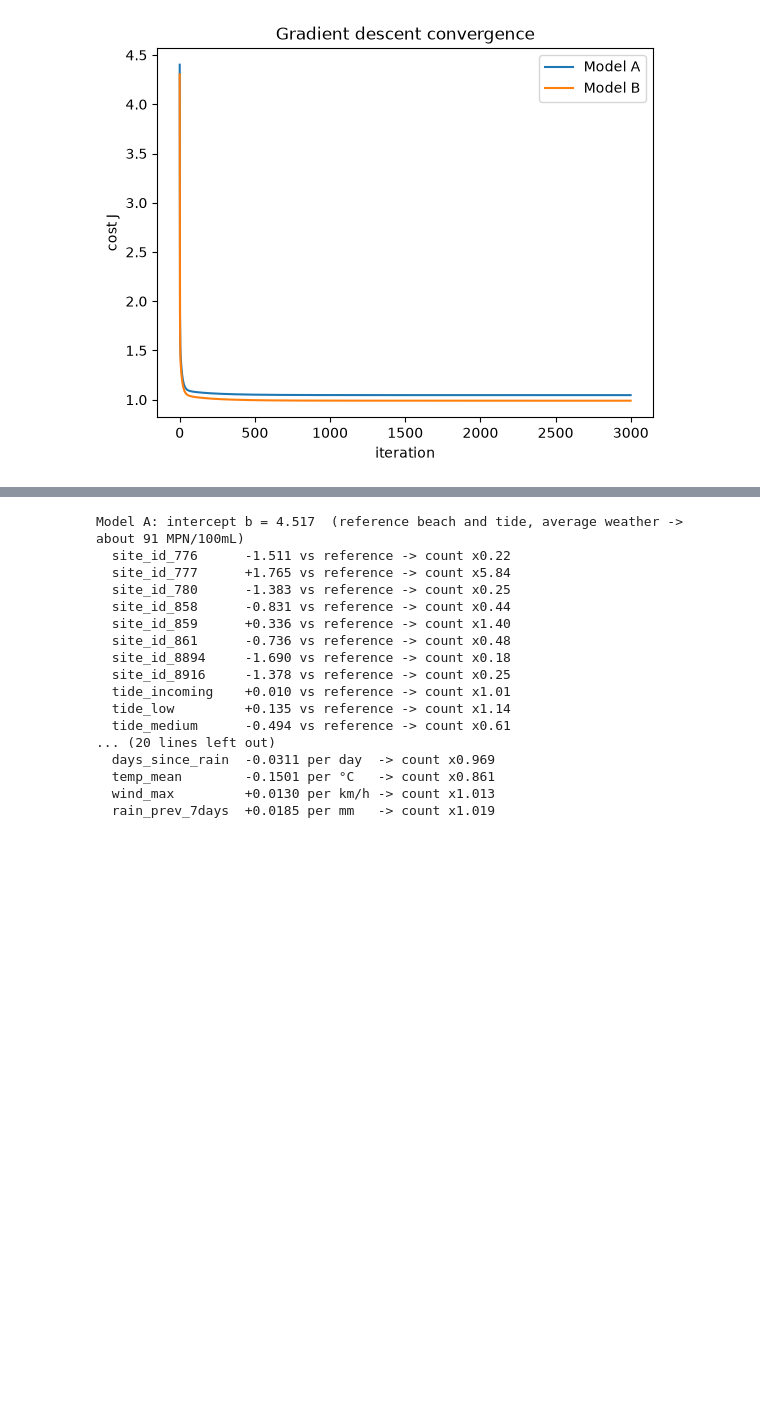
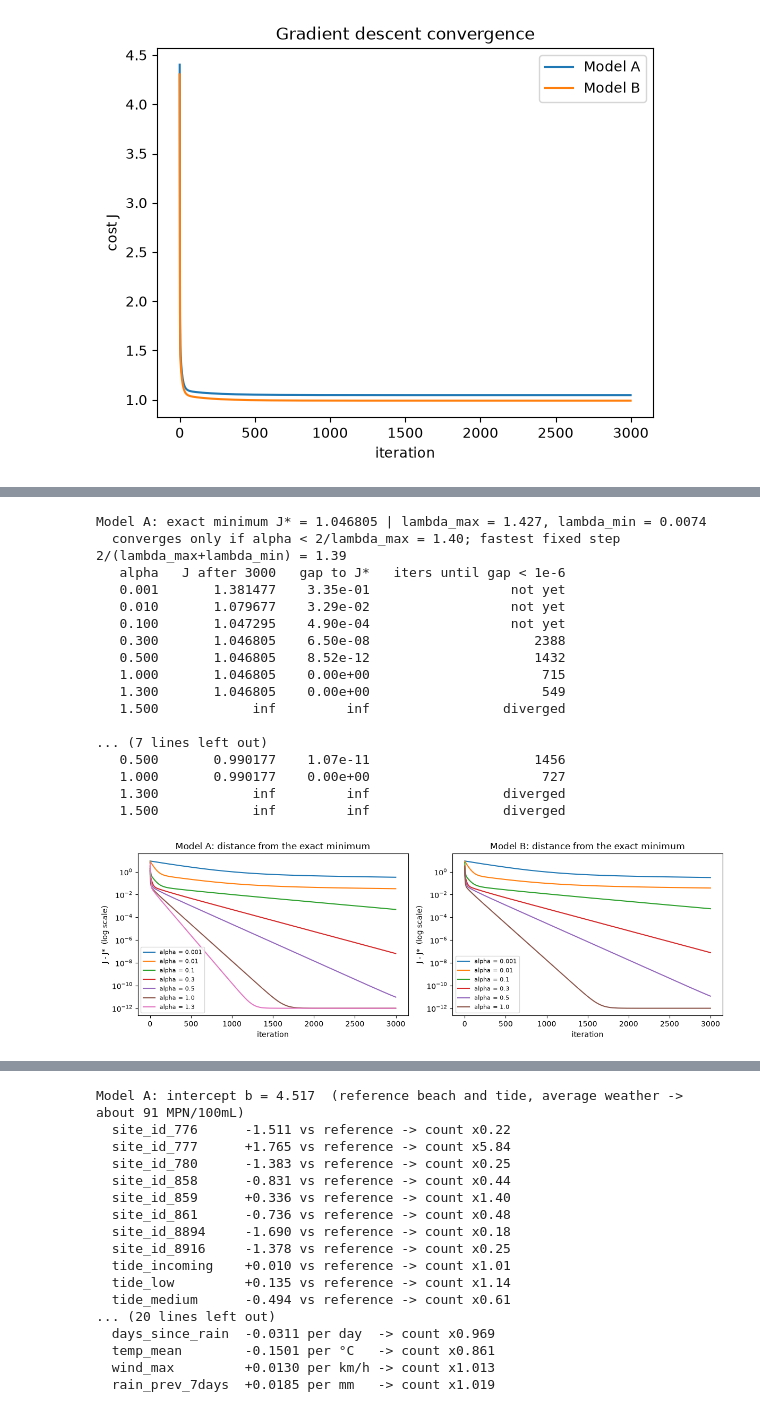
Before and after one commit to aliiilad/Bacteria-Level-Monitor, a Jupyter notebook: notebooks/U02_L050_LRProject.ipynb, the cells around one changed output, grey strips where cells are left out. Saved outputs shown, nothing was run; the diff lists cells and outputs as text; code cells hidden in the pictures; blank space fills up the shorter version.

```diff
--- a/notebooks/U02_L050_LRProject.ipynb
+++ b/notebooks/U02_L050_LRProject.ipynb
@@ -915,0 +1008,47 @@ plt.show()
+# %%
+# --- 6b Learning-rate sweep: same starting point, 3000 iterations, different alpha ---
+m = XA.shape[0]
+alphas = [0.001, 0.01, 0.1, 0.3, 0.5, 1.0, 1.3, 1.5]
+fig, axes = plt.subplots(1, 2, figsize=(12, 4))
+for ax, (name, X) in zip(axes, [("Model A", XA), ("Model B", XB)]):
+    X1 = np.hstack([X, np.ones((m, 1))])                       # ones column = the intercept b
+    coef, *_ = np.linalg.lstsq(X1, y_vec, rcond=None)          # exact least-squares solution
+    J_star = ((X1 @ coef - y_vec) ** 2).mean() / 2
+    eig = np.linalg.eigvalsh(X1.T @ X1 / m)
+    print(f"\n{name}: exact minimum J* = {J_star:.6f} | lambda_max = {eig.max():.3f}, lambda_min = {eig.min():.4f}")
+    print(f"  converges only if alpha < 2/lambda_max = {2 / eig.max():.2f}; "
+          f"fastest fixed step 2/(lambda_max+lambda_min) = {2 / (eig.max() + eig.min()):.2f}")
+    print(f"  {'alpha':>6s} {'J after 3000':>14s} {'gap to J*':>11s} {'iters until gap < 1e-6':>24s}")
+    for a in alphas:
+        with np.errstate(over="ignore", invalid="ignore"):
+            _, _, hist = gradient_descent(X, y_vec, np.zeros(X.shape[1]), 0.0, a, 3000)
+        hist = np.array(hist)
+        ok = np.isfinite(hist[-1]) and hist[-1] < 1e3
+        hit = np.flatnonzero(hist - J_star < 1e-6)
+        gap = max(hist[-1] - J_star, 0.0) if ok else float("inf")   # clip float round-off below 0
+        print(f"  {a:6.3f} {hist[-1] if ok else float('inf'):14.6f} {gap:11.2e} "
+              f"{(str(hit[0] + 1) if hit.size else ('diverged' if not ok else 'not yet')):>24s}")
+        if ok:
+            ax.plot(hist - J_star + 1e-12, label=f"alpha = {a}")
+    ax.set_yscale("log"); ax.set_xlabel("iteration"); ax.set_ylabel("J - J*  (log scale)")
+    ax.set_title(f"{name}: distance from the exact minimum"); ax.legend(fontsize=8)
+plt.tight_layout(); plt.show()
+# %% [output]
+Model A: exact minimum J* = 1.046805 | lambda_max = 1.427, lambda_min = 0.0074
+  converges only if alpha < 2/lambda_max = 1.40; fastest fixed step 2/(lambda_max+lambda_min) = 1.39
+   alpha   J after 3000   gap to J*   iters until gap < 1e-6
+   0.001       1.381477    3.35e-01                  not yet
+   0.010       1.079677    3.29e-02                  not yet
+   0.100       1.047295    4.90e-04                  not yet
+   0.300       1.046805    6.50e-08                     2388
+   0.500       1.046805    8.52e-12                     1432
+   1.000       1.046805    0.00e+00                      715
+   1.300       1.046805    0.00e+00                      549
+   1.500            inf         inf                 diverged
+
+... (7 lines left out)
+   0.500       0.990177    1.07e-11                     1456
+   1.000       0.990177    0.00e+00                      727
+   1.300            inf         inf                 diverged
+   1.500            inf         inf                 diverged
+[figure, added]
```
Also changed, not shown: parts of 11 cells of this notebook.
